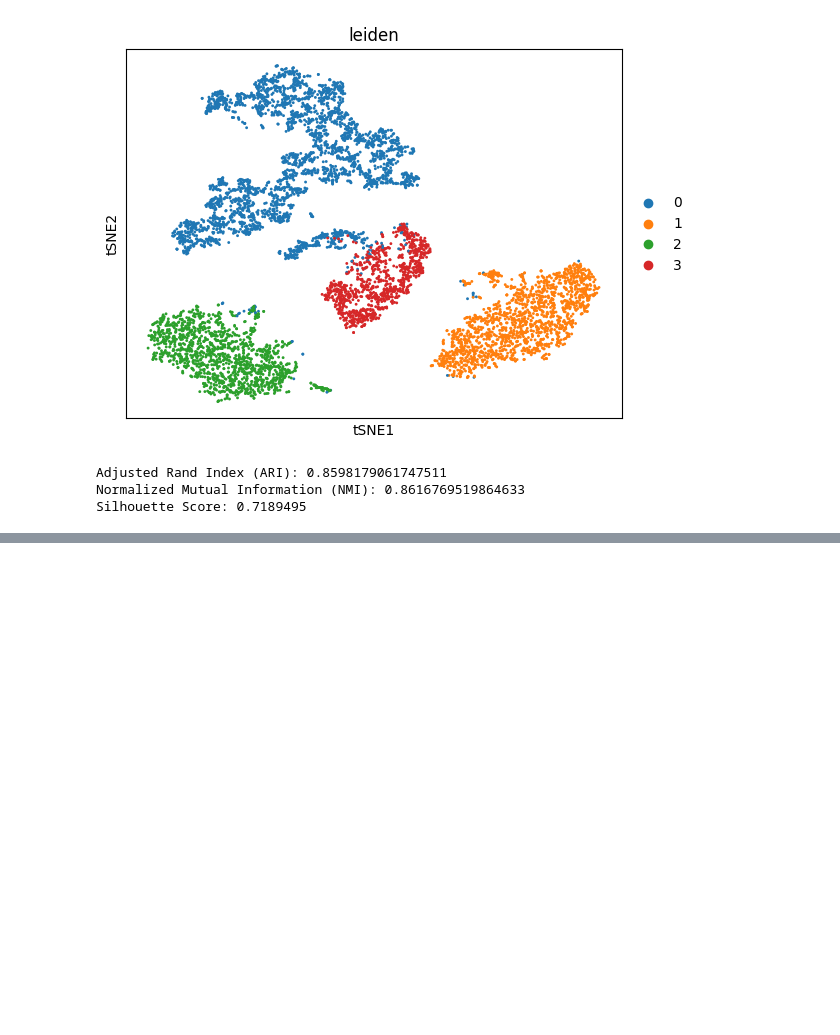
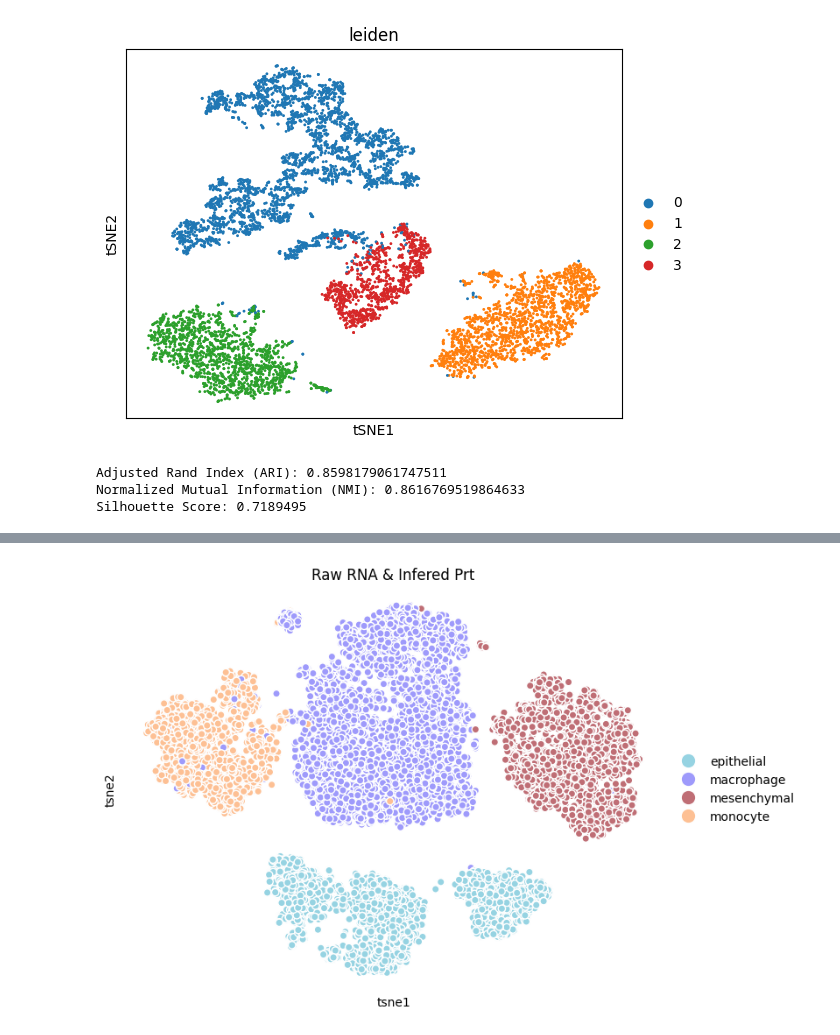
Before and after one commit to YuzhiSun/scInfer_colab, a Jupyter notebook: Unpaired_benchmark_breast.ipynb, the cells around one changed output, grey strips where cells are left out. Drawn from its saved outputs; the diff is of its cells as text; code cells hidden in the pictures; blank space fills up the shorter version.

```diff
--- a/Unpaired_benchmark_breast.ipynb
+++ b/Unpaired_benchmark_breast.ipynb
@@ -327,0 +523,2 @@ Silhouette Score: 0.7189495
+# %%
+rna_ann_hv_hv = rna_ann_hv.copy()
@@ -327,0 +527,6 @@ Silhouette Score: 0.7189495
+# %%
+rna_ann_hv_hv = rna_ann_hv_hv[:,rna_ann_hv_hv.var['highly_variable']]
+# %%
+rna_prt_ann = sc.concat([rna_ann_hv_hv, infer_ann], axis=1)
+# %%
+rna_prt_ann.obs = rna_ann.obs
@@ -327,0 +536,62 @@ Silhouette Score: 0.7189495
+# %%
+import pandas as pd
+import seaborn as sns
+import matplotlib.pyplot as plt
+
+# 合并数据用于 t-SNE 绘图
+data = rna_prt_ann.obs.merge(
+    pd.DataFrame(
+        rna_prt_ann.obsm['X_tsne'],
+        columns=['tsne1', 'tsne2'],
+        index=rna_prt_ann.obs_names
+    ),
+    how='left',
+    left_index=True,
+    right_index=True
+)
+df = data
+# 定义celltype的自定义颜色调色板
+custom_palette = {
+    'epithelial': '#96d3e2',
+    'macrophage': '#9e9afb',
+    'mesenchymal': '#bf6e75',
+    'monocyte': '#fdc094'
+
+}
+plt.figure(figsize=(8, 6))
+
+# edge_color = edge_color_dict.get('scseq', 'white')  # 默认使用黑色边缘
+sns.scatterplot(
+    data=df,
+    x='tsne1',
+    y='tsne2',
+    hue='celltype',
+    palette=custom_palette,
+    markers=True,
+    alpha=1,
+    # edgecolor=edge_color,
+    linewidth=1  # 设置边缘宽度以区分
+)
+
+# 去除灰色背景和横纵坐标刻度
+plt.gca().set_facecolor('white')
+plt.gca().spines['top'].set_visible(False)
+plt.gca().spines['right'].set_visible(False)
+plt.gca().spines['left'].set_visible(False)
+plt.gca().spines['bottom'].set_visible(False)
+
+# 去除 x 轴和 y 轴的刻度线和刻度标签
+plt.gca().set_xticks([])
+plt.gca().set_yticks([])
+
+# 添加图例和标签
+plt.legend(frameon=False, loc='center left', bbox_to_anchor=(1, 0.5), markerscale=2)
+plt.xlabel('tsne1')
+plt.ylabel('tsne2')
+plt.title('Raw RNA & Infered Prt')
+plt.gca().tick_params(left=False, bottom=False)
+# plt.savefig('./data/figure/rna_and_prt_scatter_breast.jpg', dpi=300)
+# 显示图形
+plt.show()
+# %% [output]
+[figure, added]
```
Also changed, not shown: parts of 48 cells of this notebook.
